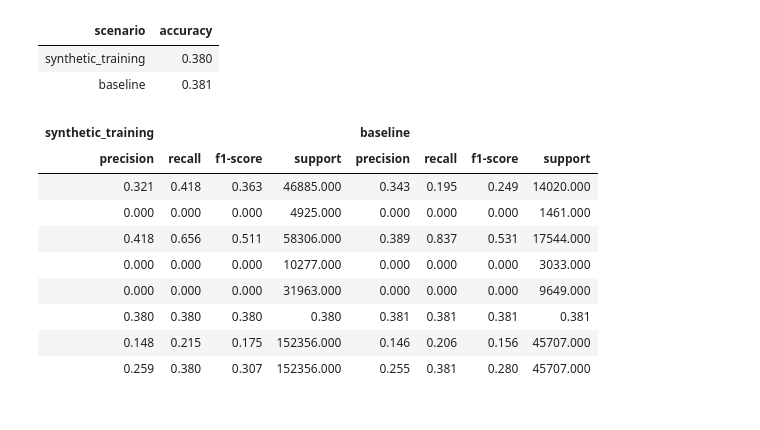
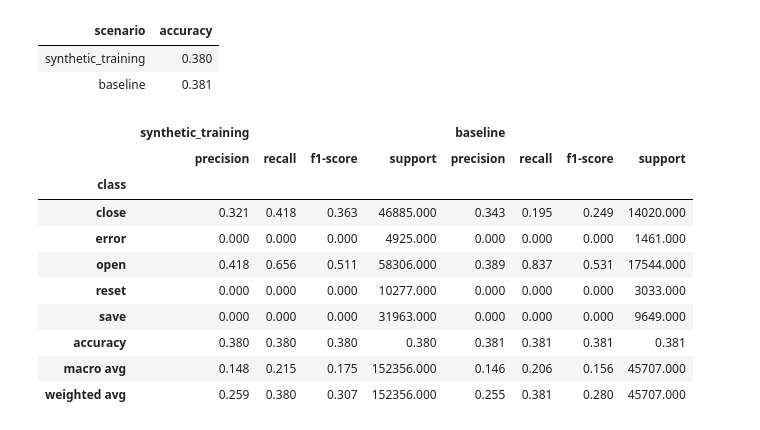
Before and after one commit to jktrns/dsc-180a-q1, a Jupyter notebook: notebooks/03-validation.ipynb, the cells around one changed output. Drawn from its saved outputs; the diff is of its cells as text; code cells hidden in the pictures.

```diff
--- a/notebooks/03-validation.ipynb
+++ b/notebooks/03-validation.ipynb
@@ -133,15 +133,16 @@ display(accuracy_df.style.hide(axis="index").format({"accuracy": "{:.3f}"}))
 # %%
 combined_classification = pd.concat({scenario: result["report"] for scenario, result in results.items()}, axis=1)
 combined_classification.index.name = "class"
-display(combined_classification.style.hide(axis="index").format({column: "{:.3f}" for column in combined_classification.columns}))
+display(combined_classification.style.format({column: "{:.3f}" for column in combined_classification.columns}))
 # %% [output]
-| synthetic_training |  |  |  | baseline |  |  |  |
-| precision | recall | f1-score | support | precision | recall | f1-score | support |
-| 0.321 | 0.418 | 0.363 | 46885.000 | 0.343 | 0.195 | 0.249 | 14020.000 |
-| 0.000 | 0.000 | 0.000 | 4925.000 | 0.000 | 0.000 | 0.000 | 1461.000 |
-| 0.418 | 0.656 | 0.511 | 58306.000 | 0.389 | 0.837 | 0.531 | 17544.000 |
-| 0.000 | 0.000 | 0.000 | 10277.000 | 0.000 | 0.000 | 0.000 | 3033.000 |
-| 0.000 | 0.000 | 0.000 | 31963.000 | 0.000 | 0.000 | 0.000 | 9649.000 |
-| 0.380 | 0.380 | 0.380 | 0.380 | 0.381 | 0.381 | 0.381 | 0.381 |
-| 0.148 | 0.215 | 0.175 | 152356.000 | 0.146 | 0.206 | 0.156 | 45707.000 |
-| 0.259 | 0.380 | 0.307 | 152356.000 | 0.255 | 0.381 | 0.280 | 45707.000 |
+|  | synthetic_training |  |  |  | baseline |  |  |  |
+|  | precision | recall | f1-score | support | precision | recall | f1-score | support |
+| class |  |  |  |  |  |  |  |  |
+| close | 0.321 | 0.418 | 0.363 | 46885.000 | 0.343 | 0.195 | 0.249 | 14020.000 |
+| error | 0.000 | 0.000 | 0.000 | 4925.000 | 0.000 | 0.000 | 0.000 | 1461.000 |
+| open | 0.418 | 0.656 | 0.511 | 58306.000 | 0.389 | 0.837 | 0.531 | 17544.000 |
+| reset | 0.000 | 0.000 | 0.000 | 10277.000 | 0.000 | 0.000 | 0.000 | 3033.000 |
+| save | 0.000 | 0.000 | 0.000 | 31963.000 | 0.000 | 0.000 | 0.000 | 9649.000 |
+| accuracy | 0.380 | 0.380 | 0.380 | 0.380 | 0.381 | 0.381 | 0.381 | 0.381 |
+| macro avg | 0.148 | 0.215 | 0.175 | 152356.000 | 0.146 | 0.206 | 0.156 | 45707.000 |
+| weighted avg | 0.259 | 0.380 | 0.307 | 152356.000 | 0.255 | 0.381 | 0.280 | 45707.000 |
```
Also changed, not shown: parts of 1 cell of this notebook, 8 other files.
